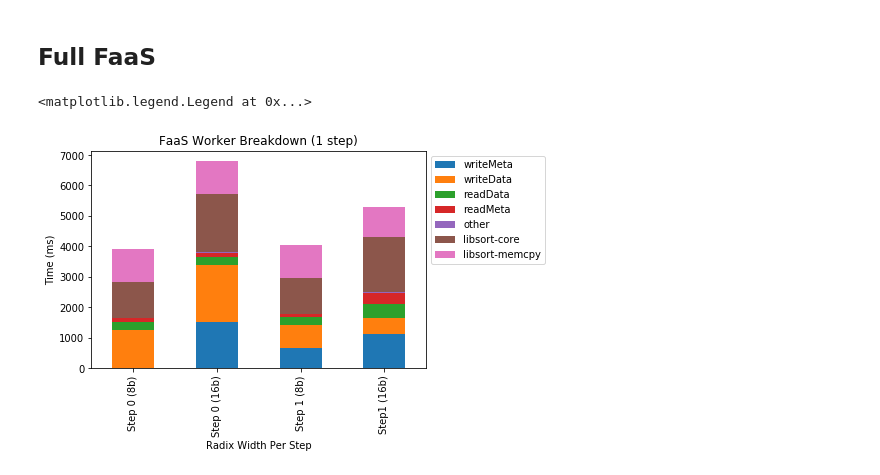
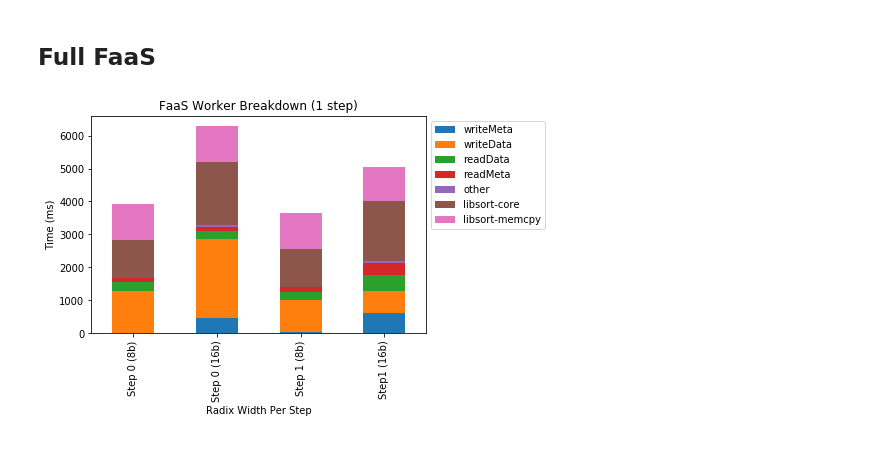
Before and after one commit to jssmith/gpu-radix-sort, a Jupyter notebook: analysis/Radix Sort Analysis.ipynb, the cells around one changed output. Cells and saved outputs as stored; diff of their text form; code cells hidden in the pictures.

```diff
--- a/analysis/Radix Sort Analysis.ipynb
+++ b/analysis/Radix Sort Analysis.ipynb
@@ -130,15 +153,14 @@ Text(0, 0.5, 'Time (ms)')
 # %% [markdown]
 ## Full FaaS
 # %%
-pltDf = pd.DataFrame([faasFirst8, faasFirst16, faasMid8, faasMid16], index=["Step 0 (8b)", "Step 0 (16b)", "Step 1 (8b)", "Step1 (16b)"])
+pltDf = pd.DataFrame([means['8b']['First'], means['16b']['First'], means['8b']['Middle'], means['16b']['Middle']], index=["Step 0 (8b)", "Step 0 (16b)", "Step 1 (8b)", "Step1 (16b)"])
 ax = pltDf.plot.bar(stacked=True)
 
 ax.set_xlabel("Radix Width Per Step")
 ax.set_ylabel("Time (ms)")
 ax.set_title("FaaS Worker Breakdown (1 step)")
 ax.legend(bbox_to_anchor=(1.0, 1.0))
-# ax.get_figure().savefig("faasBreakdown.png", dpi=300, bbox_inches = "tight")
+# ax.get_figure().savefig("faasTimeBreakdown.png", dpi=300, bbox_inches = "tight")
 # %% [output]
-<matplotlib.legend.Legend at 0x...>
-[figure, old version]
+[figure, new version]
 # %% [markdown]
```
Also changed, not shown: parts of 7 cells of this notebook, 25 other files.
